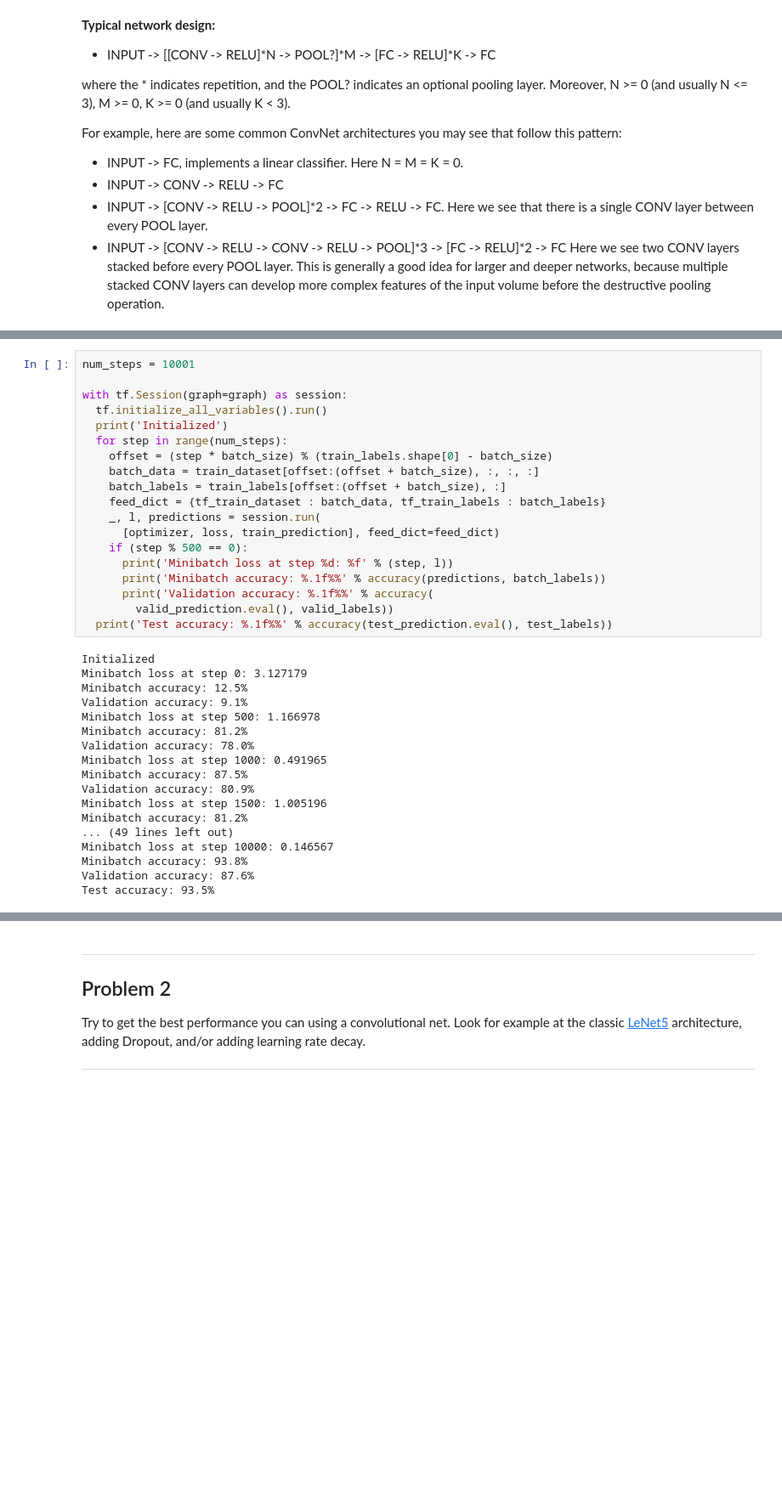
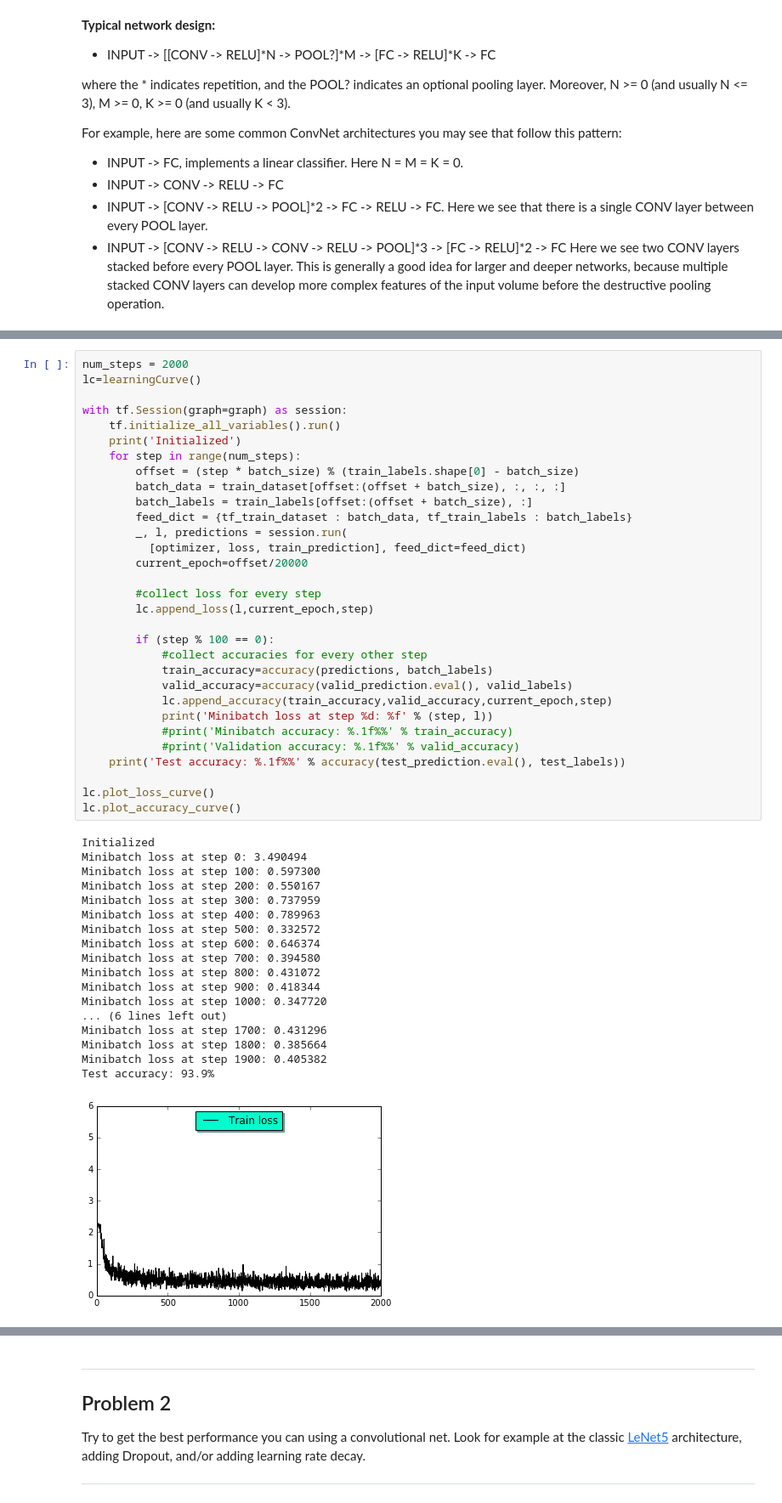
Before and after one commit to vdabravolski/machine-learning, a Jupyter notebook: projects/deep_learning/4_convolutions.ipynb, the cells around one changed output, grey strips where cells are left out. Shown at 85% size. Cells and saved outputs as stored; diff of their text form; blank space fills up the shorter version.

```diff
--- a/projects/deep_learning/4_convolutions.ipynb
+++ b/projects/deep_learning/4_convolutions.ipynb
@@ -305,37 +292,50 @@ current shape after pooling and flattening:[10000, 784]
 # %%
-num_steps = 10001
+num_steps = 2000
+lc=learningCurve()
 
 with tf.Session(graph=graph) as session:
-  tf.initialize_all_variables().run()
-  print('Initialized')
-  for step in range(num_steps):
-    offset = (step * batch_size) % (train_labels.shape[0] - batch_size)
-    batch_data = train_dataset[offset:(offset + batch_size), :, :, :]
-    batch_labels = train_labels[offset:(offset + batch_size), :]
-    feed_dict = {tf_train_dataset : batch_data, tf_train_labels : batch_labels}
-    _, l, predictions = session.run(
-      [optimizer, loss, train_prediction], feed_dict=feed_dict)
-    if (step % 500 == 0):
-      print('Minibatch loss at step %d: %f' % (step, l))
-      print('Minibatch accuracy: %.1f%%' % accuracy(predictions, batch_labels))
-      print('Validation accuracy: %.1f%%' % accuracy(
-        valid_prediction.eval(), valid_labels))
-  print('Test accuracy: %.1f%%' % accuracy(test_prediction.eval(), test_labels))
+    tf.initialize_all_variables().run()
+    print('Initialized')
+    for step in range(num_steps):
+        offset = (step * batch_size) % (train_labels.shape[0] - batch_size)
+        batch_data = train_dataset[offset:(offset + batch_size), :, :, :]
+        batch_labels = train_labels[offset:(offset + batch_size), :]
+        feed_dict = {tf_train_dataset : batch_data, tf_train_labels : batch_labels}
+        _, l, predictions = session.run(
+          [optimizer, loss, train_prediction], feed_dict=feed_dict)
+        current_epoch=offset/20000
+
+        #collect loss for every step
+        lc.append_loss(l,current_epoch,step)
+
+        if (step % 100 == 0):
+            #collect accuracies for every other step
+            train_accuracy=accuracy(predictions, batch_labels)
+            valid_accuracy=accuracy(valid_prediction.eval(), valid_labels)
+            lc.append_accuracy(train_accuracy,valid_accuracy,current_epoch,step)
+            print('Minibatch loss at step %d: %f' % (step, l))
+            #print('Minibatch accuracy: %.1f%%' % train_accuracy)
+            #print('Validation accuracy: %.1f%%' % valid_accuracy)
+    print('Test accuracy: %.1f%%' % accuracy(test_prediction.eval(), test_labels))
+
+lc.plot_loss_curve()
+lc.plot_accuracy_curve()
 # %% [output]
 Initialized
-Minibatch loss at step 0: 3.127179
-Minibatch accuracy: 12.5%
-Validation accuracy: 9.1%
-Minibatch loss at step 500: 1.166978
-Minibatch accuracy: 81.2%
-Validation accuracy: 78.0%
-Minibatch loss at step 1000: 0.491965
-Minibatch accuracy: 87.5%
-Validation accuracy: 80.9%
-Minibatch loss at step 1500: 1.005196
-Minibatch accuracy: 81.2%
-... (49 lines left out)
-Minibatch loss at step 10000: 0.146567
-Minibatch accuracy: 93.8%
-Validation accuracy: 87.6%
-Test accuracy: 93.5%
+Minibatch loss at step 0: 3.490494
+Minibatch loss at step 100: 0.597300
+Minibatch loss at step 200: 0.550167
+Minibatch loss at step 300: 0.737959
+Minibatch loss at step 400: 0.789963
+Minibatch loss at step 500: 0.332572
+Minibatch loss at step 600: 0.646374
+Minibatch loss at step 700: 0.394580
+Minibatch loss at step 800: 0.431072
+Minibatch loss at step 900: 0.418344
+Minibatch loss at step 1000: 0.347720
+... (6 lines left out)
+Minibatch loss at step 1700: 0.431296
+Minibatch loss at step 1800: 0.385664
+Minibatch loss at step 1900: 0.405382
+Test accuracy: 93.9%
+[figure, added]
```
Also changed, not shown: parts of 4 cells of this notebook.
